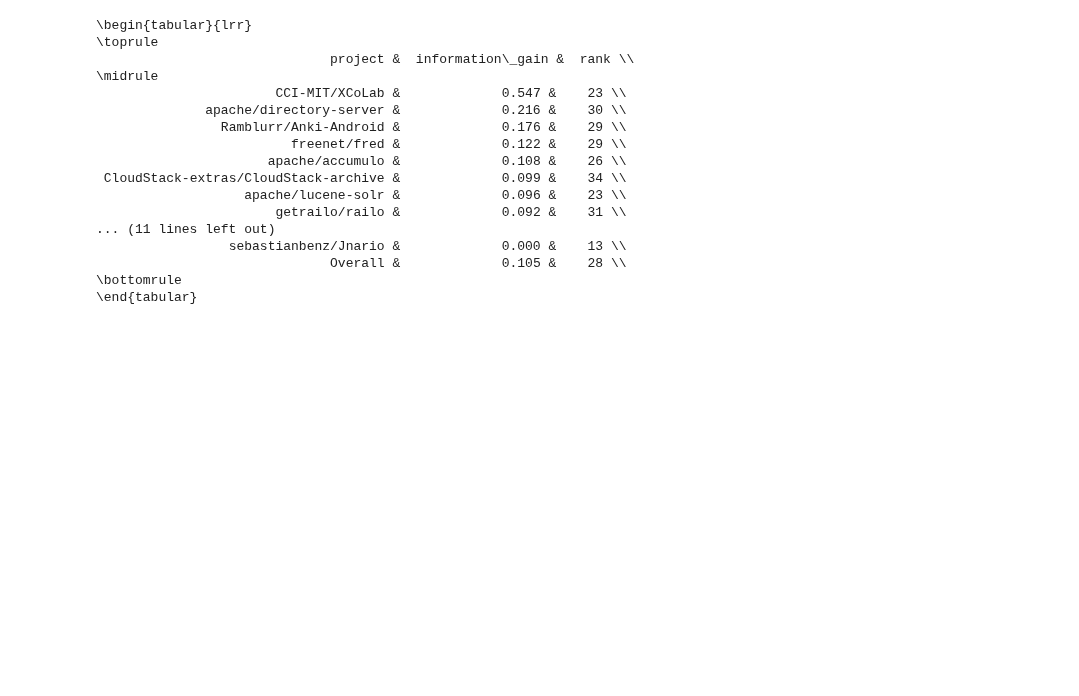
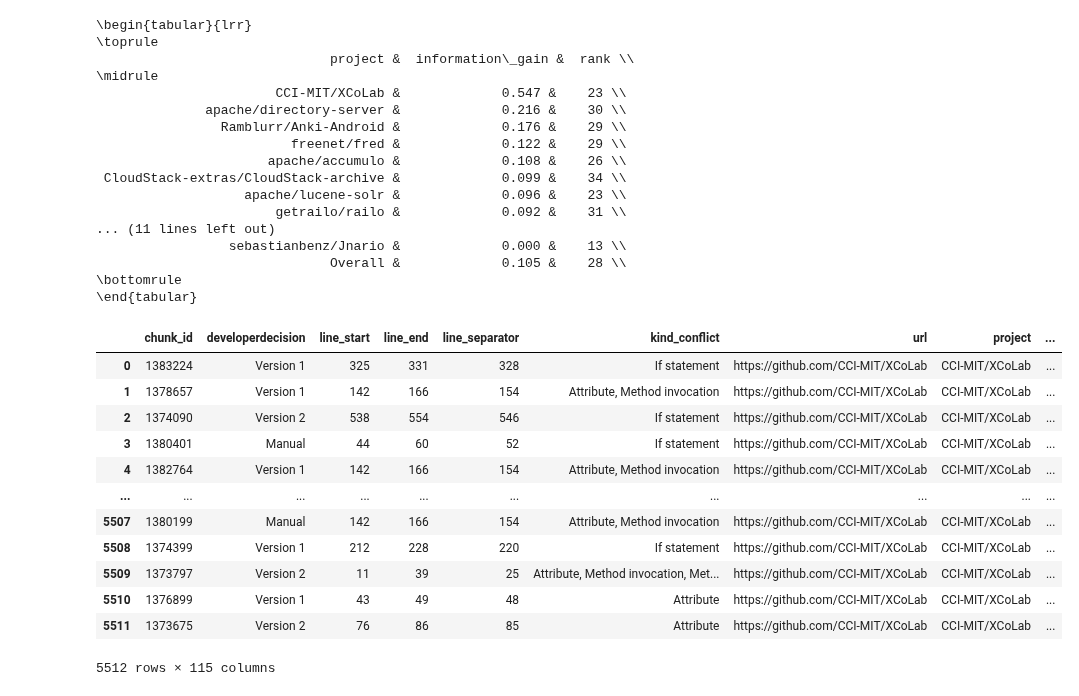
Before and after one commit to gems-uff/mestre, a Jupyter notebook: scripts/paper/tables.ipynb, the cells around one changed output. Saved outputs shown, nothing was run; the diff lists cells and outputs as text; code cells hidden in the pictures; blank space fills up the shorter version.

```diff
--- a/scripts/paper/tables.ipynb
+++ b/scripts/paper/tables.ipynb
@@ -1125,3 +1155,20 @@ print(developers_per_project.to_latex(index=False))
                               Overall &             0.105 &    28 \\
 \bottomrule
 \end{tabular}
+# %%
+cci_training = pd.read_csv("../../data/projects/CCI-MIT__XCoLab-training.csv")
+cci_training
+# %% [output]
+|  | chunk_id | developerdecision | line_start | line_end | line_separator | kind_conflict | url | project | ... |
+| 0 | 1383224 | Version 1 | 325 | 331 | 328 | If statement | https://github.com/CCI-MIT/XCoLab | CCI-MIT/XCoLab | ... |
+| 1 | 1378657 | Version 1 | 142 | 166 | 154 | Attribute, Method invocation | https://github.com/CCI-MIT/XCoLab | CCI-MIT/XCoLab | ... |
+| 2 | 1374090 | Version 2 | 538 | 554 | 546 | If statement | https://github.com/CCI-MIT/XCoLab | CCI-MIT/XCoLab | ... |
+| 3 | 1380401 | Manual | 44 | 60 | 52 | If statement | https://github.com/CCI-MIT/XCoLab | CCI-MIT/XCoLab | ... |
+| 4 | 1382764 | Version 1 | 142 | 166 | 154 | Attribute, Method invocation | https://github.com/CCI-MIT/XCoLab | CCI-MIT/XCoLab | ... |
+| ... | ... | ... | ... | ... | ... | ... | ... | ... | ... |
+| 5507 | 1380199 | Manual | 142 | 166 | 154 | Attribute, Method invocation | https://github.com/CCI-MIT/XCoLab | CCI-MIT/XCoLab | ... |
+| 5508 | 1374399 | Version 1 | 212 | 228 | 220 | If statement | https://github.com/CCI-MIT/XCoLab | CCI-MIT/XCoLab | ... |
+| 5509 | 1373797 | Version 2 | 11 | 39 | 25 | Attribute, Method invocation, Met... | https://github.com/CCI-MIT/XCoLab | CCI-MIT/XCoLab | ... |
+| 5510 | 1376899 | Version 1 | 43 | 49 | 48 | Attribute | https://github.com/CCI-MIT/XCoLab | CCI-MIT/XCoLab | ... |
+| 5511 | 1373675 | Version 2 | 76 | 86 | 85 | Attribute | https://github.com/CCI-MIT/XCoLab | CCI-MIT/XCoLab | ... |
+5512 rows × 115 columns
```
Also changed, not shown: parts of 14 cells of this notebook.
